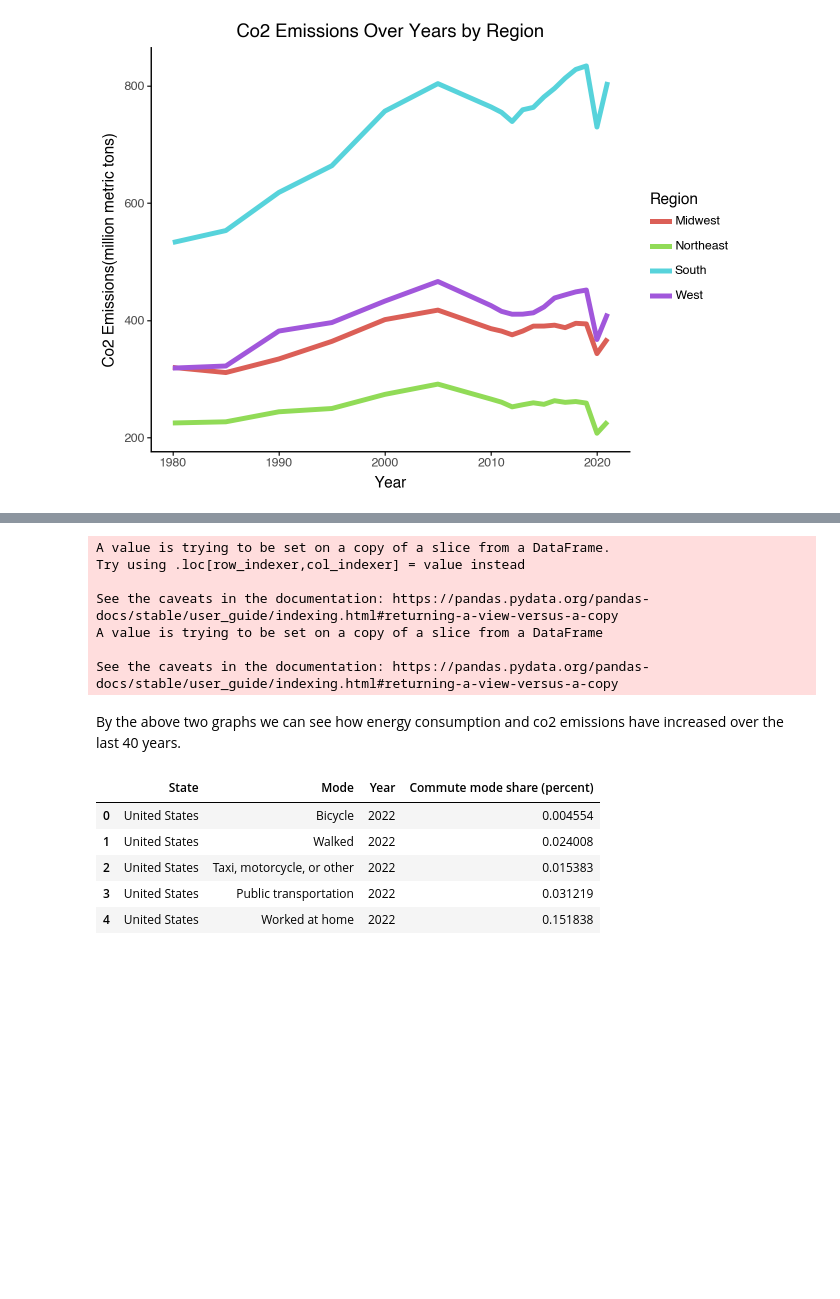
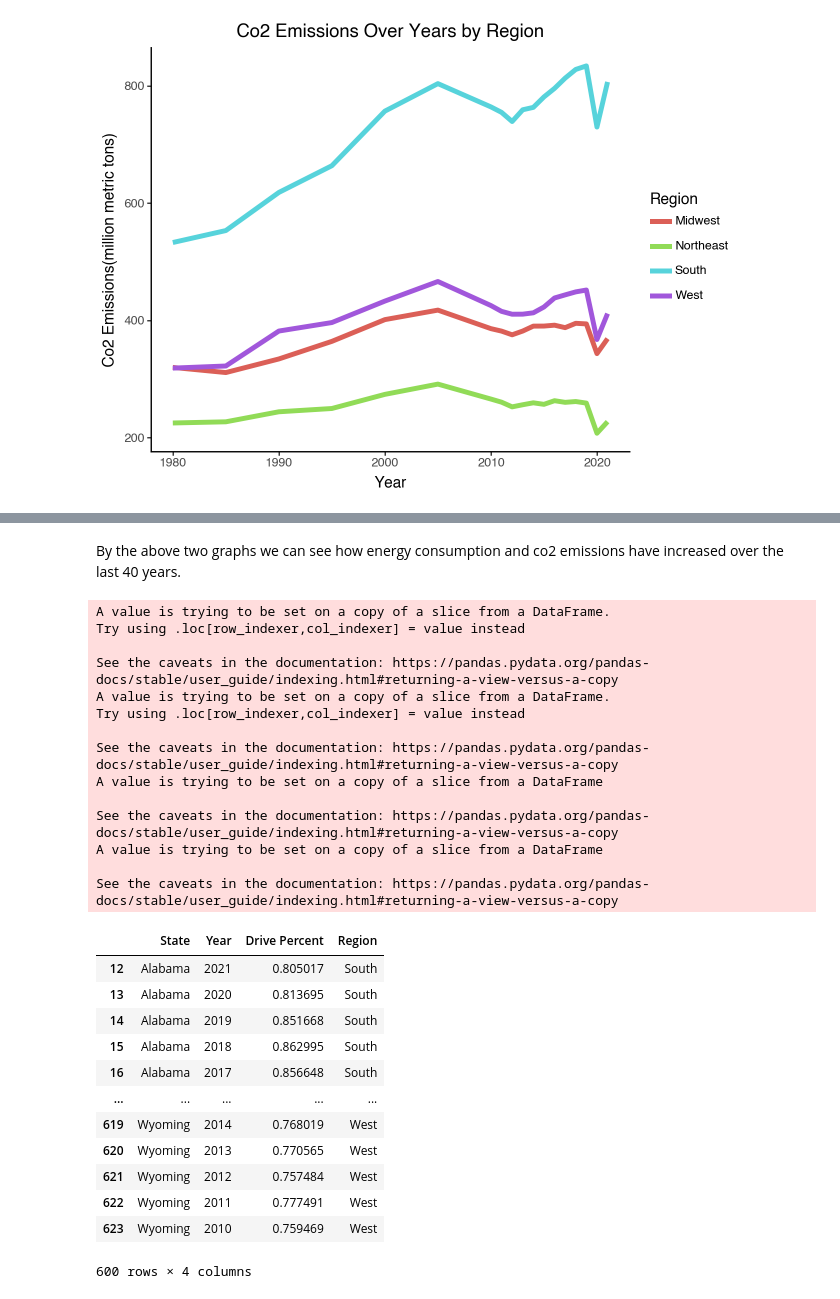
Before and after one commit to wkapner/GSB544Project, a Jupyter notebook: ProjectDan.ipynb, the cells around one changed output, grey strips where cells are left out. Drawn from its saved outputs; the diff is of its cells as text; code cells hidden in the pictures; blank space fills up the shorter version.

```diff
--- a/ProjectDan.ipynb
+++ b/ProjectDan.ipynb
@@ -112,15 +139,3 @@ See the caveats in the documentation: https://pandas.pydata.org/pandas-docs/stab
-# %%
-grouped_transport_energy_consm["Measure"] = "Energy Consumption"
-grouped_transport_energy_consm.rename(columns={"Year of Year": "Year"}, inplace=True)
-transport_energy = grouped_transport_energy_consm[grouped_transport_energy_consm["Year"].isin(years)].reset_index(drop=True)
-# %% [output]
-A value is trying to be set on a copy of a slice from a DataFrame.
-Try using .loc[row_indexer,col_indexer] = value instead
-
-See the caveats in the documentation: https://pandas.pydata.org/pandas-docs/stable/user_guide/indexing.html#returning-a-view-versus-a-copy
-A value is trying to be set on a copy of a slice from a DataFrame
-
-See the caveats in the documentation: https://pandas.pydata.org/pandas-docs/stable/user_guide/indexing.html#returning-a-view-versus-a-copy
 # %% [markdown]
 By the above two graphs we can see how energy consumption and co2 emissions have increased over the last 40 years.
 # %%
@@ -147,12 +165,51 @@ transport_rev = transport_rev_[transport_rev_["Year"].isin(years)].reset_index(d
-# %%
-commute = pd.read_csv("CommuteData.csv", encoding='UTF-16', delimiter = "\t")
-commute.head()
-# %% [output]
-|  | State | Mode | Year | Commute mode share (percent) |
-| 0 | United States | Bicycle | 2022 | 0.004554 |
-| 1 | United States | Walked | 2022 | 0.024008 |
-| 2 | United States | Taxi, motorcycle, or other | 2022 | 0.015383 |
-| 3 | United States | Public transportation | 2022 | 0.031219 |
-| 4 | United States | Worked at home | 2022 | 0.151838 |
+# %%
+commute = pd.read_csv("CommuteData.csv", encoding='UTF-16', delimiter = "\t")
+# Take only Public Transportation and drive alone data
+commute_reduced_pt = commute[commute["Mode"] == "Public transportation"]
+commute_reduced_dr = commute[commute["Mode"] == "Drove alone"]
+# Create region column
+commute_reduced_pt["Region"] = commute_reduced_pt["State"].apply(state_to_region)
+commute_reduced_dr["Region"] = commute_reduced_dr["State"].apply(state_to_region)
+# Drop unwanted years and States
+commute_pt = commute_reduced_pt[commute_reduced_pt["Year"].isin(years)].reset_index(drop=True)
+commute_dr = commute_reduced_dr[commute_reduced_dr["Year"].isin(years)].reset_index(drop=True)
+commute_pt_drop = commute_pt[commute_pt["Region"] != "US Territory"]
+commute_dr_drop = commute_dr[commute_dr["Region"] != "US Territory"]
+# Drop Mode
+commute_dr_drop.rename(columns={"Commute mode share (percent)": "Drive Percent"}, inplace=True)
+commute_dr_drop2 = commute_dr_drop.drop(columns= "Mode")
+commute_pt_drop.rename(columns={"Commute mode share (percent)": "Public Transportation Percent"}, inplace=True)
+commute_pt_drop2 = commute_pt_drop.drop(columns= "Mode")
+
+
+commute_dr_drop2
+# %% [output]
+A value is trying to be set on a copy of a slice from a DataFrame.
+Try using .loc[row_indexer,col_indexer] = value instead
+
+See the caveats in the documentation: https://pandas.pydata.org/pandas-docs/stable/user_guide/indexing.html#returning-a-view-versus-a-copy
+A value is trying to be set on a copy of a slice from a DataFrame.
+Try using .loc[row_indexer,col_indexer] = value instead
+
+See the caveats in the documentation: https://pandas.pydata.org/pandas-docs/stable/user_guide/indexing.html#returning-a-view-versus-a-copy
+A value is trying to be set on a copy of a slice from a DataFrame
+
+See the caveats in the documentation: https://pandas.pydata.org/pandas-docs/stable/user_guide/indexing.html#returning-a-view-versus-a-copy
+A value is trying to be set on a copy of a slice from a DataFrame
+
+See the caveats in the documentation: https://pandas.pydata.org/pandas-docs/stable/user_guide/indexing.html#returning-a-view-versus-a-copy
+|  | State | Year | Drive Percent | Region |
+| 12 | Alabama | 2021 | 0.805017 | South |
+| 13 | Alabama | 2020 | 0.813695 | South |
+| 14 | Alabama | 2019 | 0.851668 | South |
+| 15 | Alabama | 2018 | 0.862995 | South |
+| 16 | Alabama | 2017 | 0.856648 | South |
+| ... | ... | ... | ... | ... |
+| 619 | Wyoming | 2014 | 0.768019 | West |
+| 620 | Wyoming | 2013 | 0.770565 | West |
+| 621 | Wyoming | 2012 | 0.757484 | West |
+| 622 | Wyoming | 2011 | 0.777491 | West |
+| 623 | Wyoming | 2010 | 0.759469 | West |
+600 rows × 4 columns
 # %%
 #2020-2023 Census Data
```
Also changed, not shown: parts of 8 cells of this notebook.
